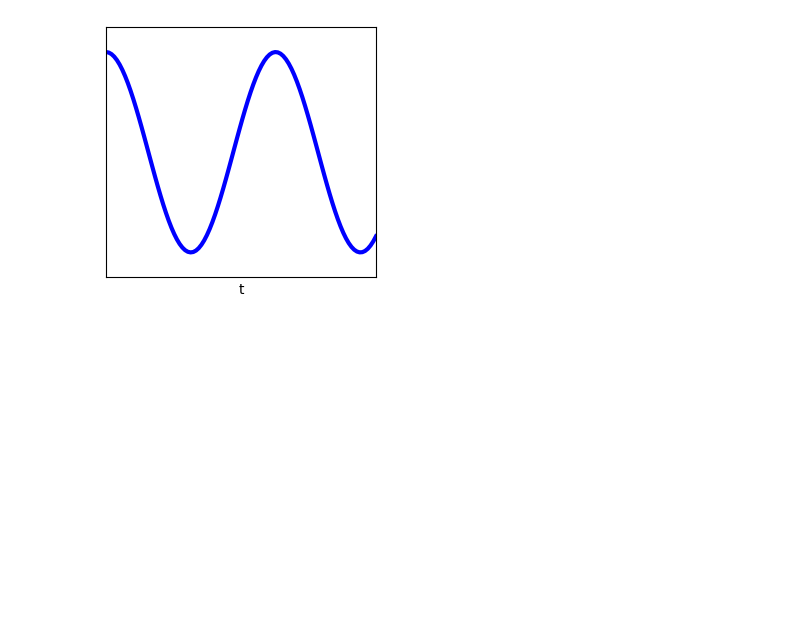
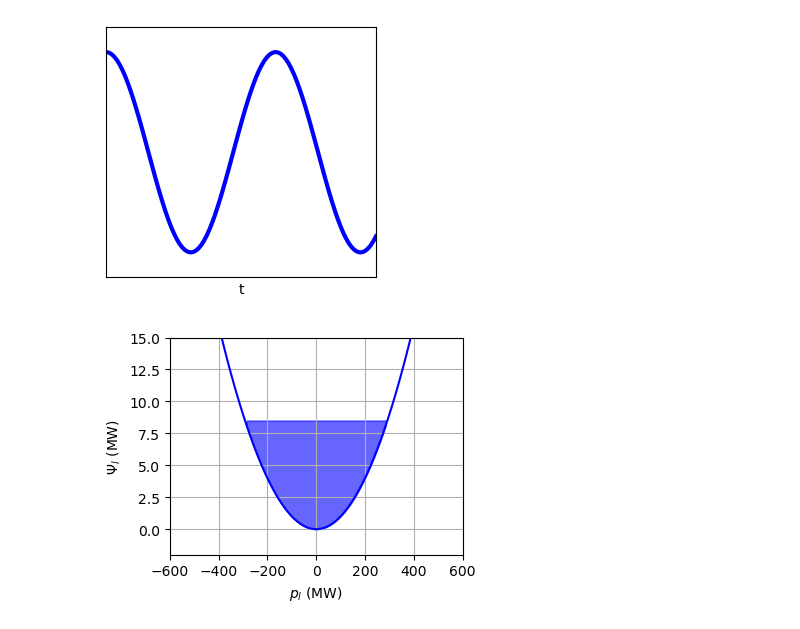
Before and after one commit to martavp/integrated-energy-grids, a Jupyter notebook: Lectures/Drawings_lectures.ipynb, the cells around one changed output. Saved outputs shown, nothing was run; the diff lists cells and outputs as text; code cells hidden in the pictures; blank space fills up the shorter version.

```diff
--- a/Lectures/Drawings_lectures.ipynb
+++ b/Lectures/Drawings_lectures.ipynb
@@ -196,3 +196,23 @@ plt.yticks([])
 plt.savefig('fig9.png')
 # %% [output]
 [figure]
+# %%
+plt.rcParams["figure.figsize"] = [4, 3]
+plt.rcParams["figure.autolayout"] = True
+r=0.0001
+def f(x):
+   return r*x**2
+
+x = np.linspace(-600, 600, 100)
+
+plt.plot(x, f(x), color='blue')
+plt.fill_between(x, f(x), 8.5, where=(f(x) <8.5), color='blue', alpha=0.6)
+
+plt.grid()
+plt.xlabel('$p_l$ (MW)')
+plt.ylabel('$\Psi_l$ (MW)')
+plt.ylim([-2,15])
+plt.xlim([-600,600])
+plt.savefig('fig10.png')
+# %% [output]
+[figure, added]
```
Also changed, not shown: parts of 4 cells of this notebook, 9 other files.
